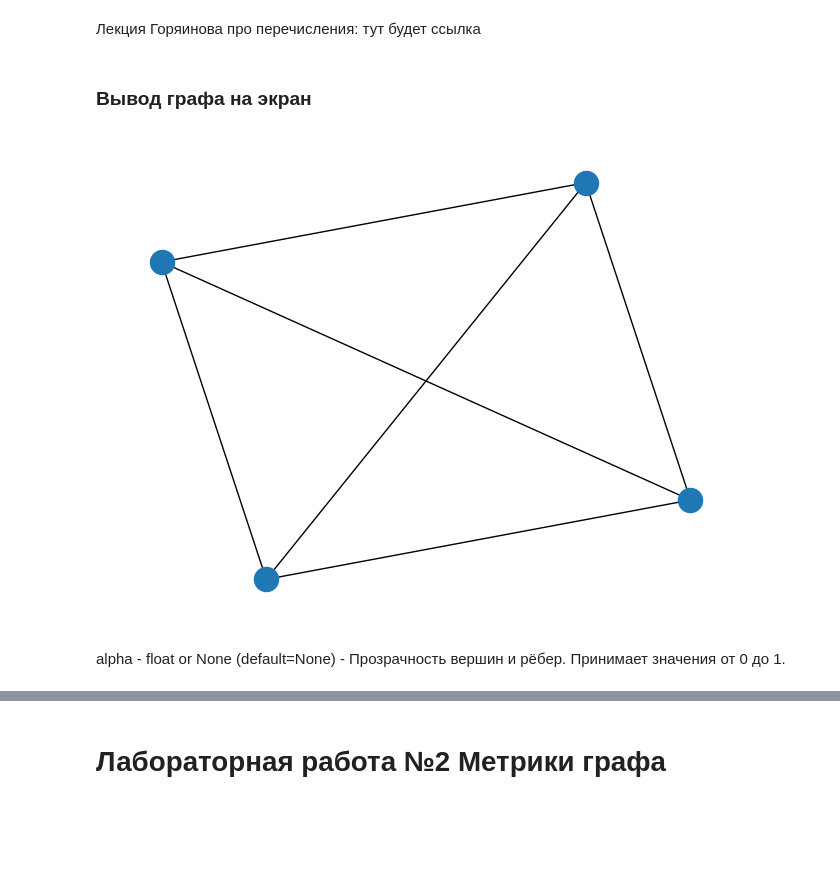
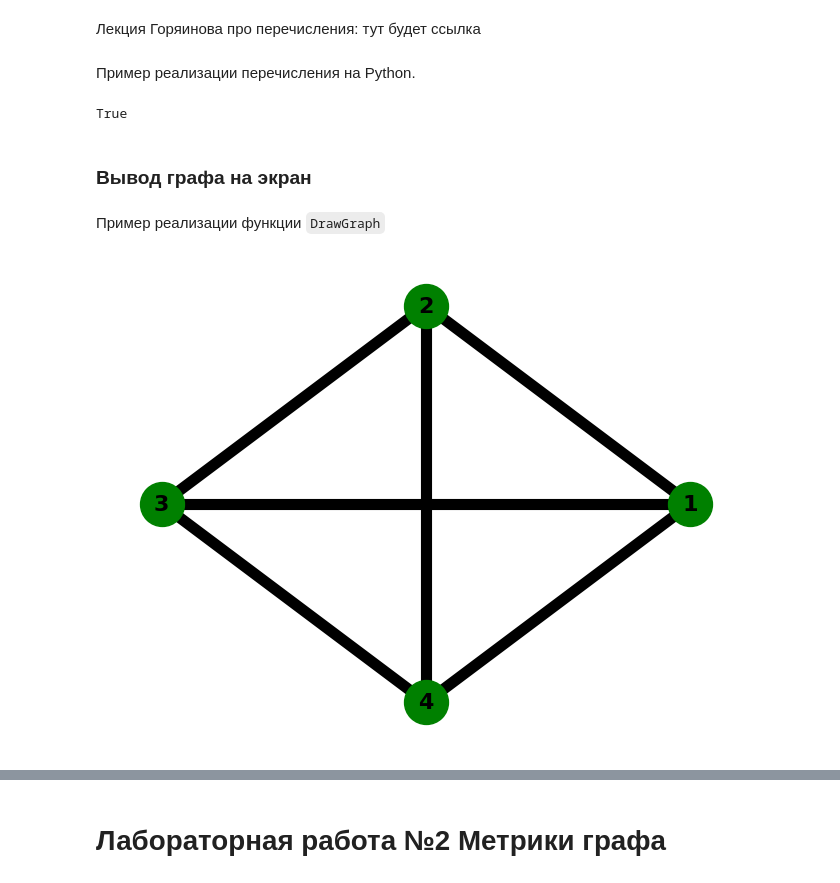
Before and after one commit to ZarevichMikhail/DM-manual, a Jupyter notebook: Методичка_по_ДМ.ipynb, the cells around one changed output, grey strips where cells are left out. Saved outputs shown, nothing was run; the diff lists cells and outputs as text; code cells hidden in the pictures; blank space fills up the shorter version.

Commit message:
Немного переделал примеры для 1 лабы. Добавил теорию и примеры для 2 и 3 лабы. Нужно будет добавить ещё несколько примеров для 2 и теорию для 4.

```diff
--- a/Методичка_по_ДМ.ipynb
+++ b/Методичка_по_ДМ.ipynb
@@ -211,30 +197,68 @@ def CreateMs(nodes, graph_type):
 ### Работа с перечислениями
 # %% [markdown]
 Лекция Горяинова про перечисления: тут будет ссылка
+# %% [markdown]
+Пример реализации перечисления на Python.
+# %%
+from enum import Enum # библиотека для создания перечислений
+
+# Перечисление, содержащее типы графов
+class GraphTypeEnum(Enum):
+    """
+    Перечисление, содержащее типы графов
+
+    Параметры
+    -------------
+    1 CompleteGraph - Полный граф. Все рёбра соединены друг с другом
+    2 SimpleGraph - Обыкновенный граф. Граф без петель и без кратных рёбер, полный граф - частный случай.
+    3 Multigraph - граф с кратными рёбрами
+    4 GraphWithLoops - граф с петлями
+    """
+
+    CompleteGraph = 1
+    SimpleGraph = 2
+    Multigraph = 3
+    GraphWithLoops = 4
+
+Type = GraphTypeEnum(1)
+
+print(Type == GraphTypeEnum.CompleteGraph)
+# %% [output]
+True
 # %% [markdown]
 ### Вывод графа на экран
+# %% [markdown]
+Пример реализации функции `DrawGraph`
 # %%
 import matplotlib.pyplot as plt
 import networkx as nx
 import numpy as np
 
-# матрица смежности. Должна быть получена в результате выполнения функции, например:
+# Матрица должна быть получена в результате выполнения функции, например:
 # ms = CreateMs(nodes, type)
 # Матрица инцидентности, которая создаётся на основе матрицы смежности
 # mi = CreateMi(ms)
 
 # Пример полученной матрицы
 ms = [[0, 1, 1, 1],
       [1, 0, 1, 1],
       [1, 1, 0, 1],
       [1, 1, 1, 0]]
 
 
 # Эта часть кода должна быть в функции DrawGraph
-G = nx.Graph(np.array(ms))	# Создание графа
-nx.draw(G) 					# Отрисовка графа
-plt.show() 					# Вывод на экран
+
+G = nx.Graph(np.array(ms))  # Создание графа
+pos = nx.circular_layout(G) # вершины располагаются так, чтобы они лежали на круге.
+
+# Будет удобнее начать нумерацию вершин с единицы
+NodeLabels = {}
+for i in G.nodes():
+    NodeLabels[i]= i+1
+
+nx.draw(G, pos, node_size = 1000, width = 8, with_labels = True, labels = NodeLabels, font_size=16, font_weight = 'bold', node_color = "green")
+
+plt.savefig("SimpleGraph.png") # Сохраняет рисунок графа в текущую директорию
+plt.show()
 # %% [output]
-[figure, old version]
+[figure, new version]
-# %% [markdown]
-alpha	- float or None (default=None) -	Прозрачность вершин и рёбер. Принимает значения от 0 до 1.
```
Also changed, not shown: parts of 25 cells of this notebook.
